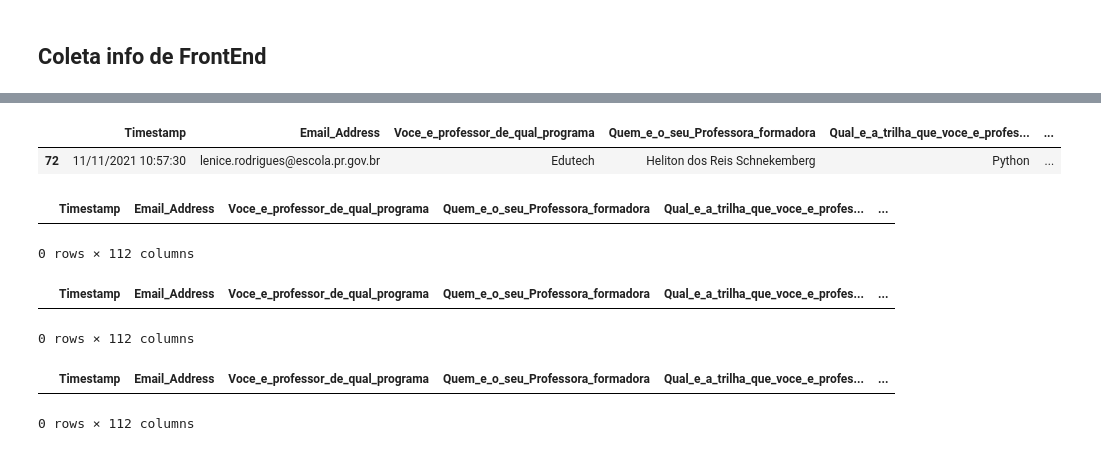
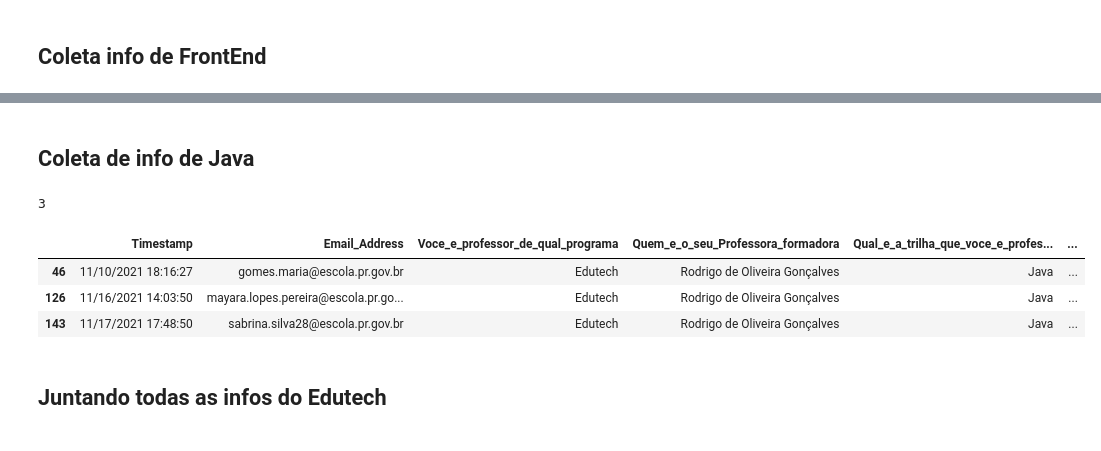
Before and after one commit to marcelopaludetto/arruma-formulario, a Jupyter notebook: AnaliseEnqueteSEED2021.ipynb, the cells around one changed output, grey strips where cells are left out. Cells and saved outputs as stored; diff of their text form; code cells hidden in the pictures.

```diff
--- a/AnaliseEnqueteSEED2021.ipynb
+++ b/AnaliseEnqueteSEED2021.ipynb
@@ -121,30 +162,18 @@ aux6= aux6.columns.str.replace('4','')
+# %% [markdown]
+## Coleta de info de Java
 # %%
-aux7 = EdutechDadosHeliton.Voce_esta_participando_da_formação5.notna()
-aux7 = EdutechDadosHeliton[aux7].dropna(axis=1)
-aux7.columns  = aux7.columns.str.replace('5','')
+aux7 = EdutechDados.Voce_esta_participando_da_formação6.notna()
+aux7 = EdutechDados[aux7].dropna(axis=1)
+aux7.columns = aux7.columns.str.replace('6','')
+print(len(aux7))
+
 aux7
 # %% [output]
+3
 |  | Timestamp | Email_Address | Voce_e_professor_de_qual_programa | Quem_e_o_seu_Professora_formadora | Qual_e_a_trilha_que_voce_e_profes... | ... |
-| 72 | 11/11/2021 10:57:30 | lenice.rodrigues@escola.pr.gov.br | Edutech | Heliton dos Reis Schnekemberg | Python | ... |
+| 46 | 11/10/2021 18:16:27 | gomes.maria@escola.pr.gov.br | Edutech | Rodrigo de Oliveira Gonçalves | Java | ... |
+| 126 | 11/16/2021 14:03:50 | mayara.lopes.pereira@escola.pr.go... | Edutech | Rodrigo de Oliveira Gonçalves | Java | ... |
+| 143 | 11/17/2021 17:48:50 | sabrina.silva28@escola.pr.gov.br | Edutech | Rodrigo de Oliveira Gonçalves | Java | ... |
-# %%
-aux7 = EdutechDadosHeliton.Voce_esta_participando_da_formação5.isnan()
-aux7 = aux7.dropna(axis=1)
-aux7.columns = aux7.columns.str.replace('5','')
-# %% [output]
-|  | Timestamp | Email_Address | Voce_e_professor_de_qual_programa | Quem_e_o_seu_Professora_formadora | Qual_e_a_trilha_que_voce_e_profes... | ... |
-0 rows × 112 columns
-# %%
-aux8 = EdutechDadosHeliton.query("Voce_esta_participando_da_formação6 == 'Sim'")
-aux8 = aux8.dropna(axis=1)
-aux8.columns = aux8.columns.str.replace('6','')
-# %% [output]
-|  | Timestamp | Email_Address | Voce_e_professor_de_qual_programa | Quem_e_o_seu_Professora_formadora | Qual_e_a_trilha_que_voce_e_profes... | ... |
-0 rows × 112 columns
-# %%
-aux9 = EdutechDadosHeliton.query("Voce_esta_participando_da_formação7 == 'Sim'")
-aux9 = aux9.dropna(axis=1)
-aux9.columns = aux9.columns.str.replace('7','')
-# %% [output]
-|  | Timestamp | Email_Address | Voce_e_professor_de_qual_programa | Quem_e_o_seu_Professora_formadora | Qual_e_a_trilha_que_voce_e_profes... | ... |
-0 rows × 112 columns
+# %% [markdown]
+## Juntando todas as infos do Edutech
 # %%
```
Also changed, not shown: parts of 27 cells of this notebook.
